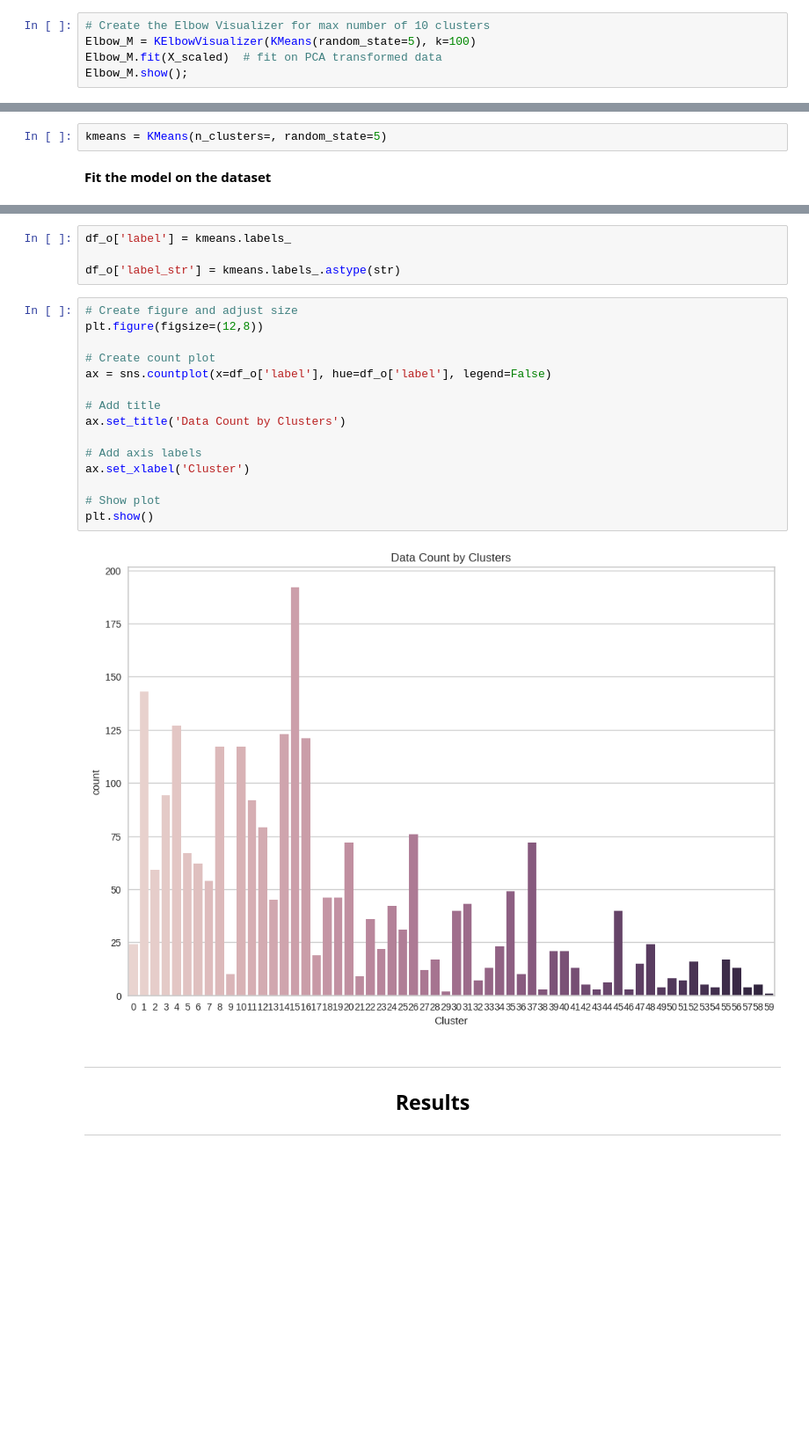
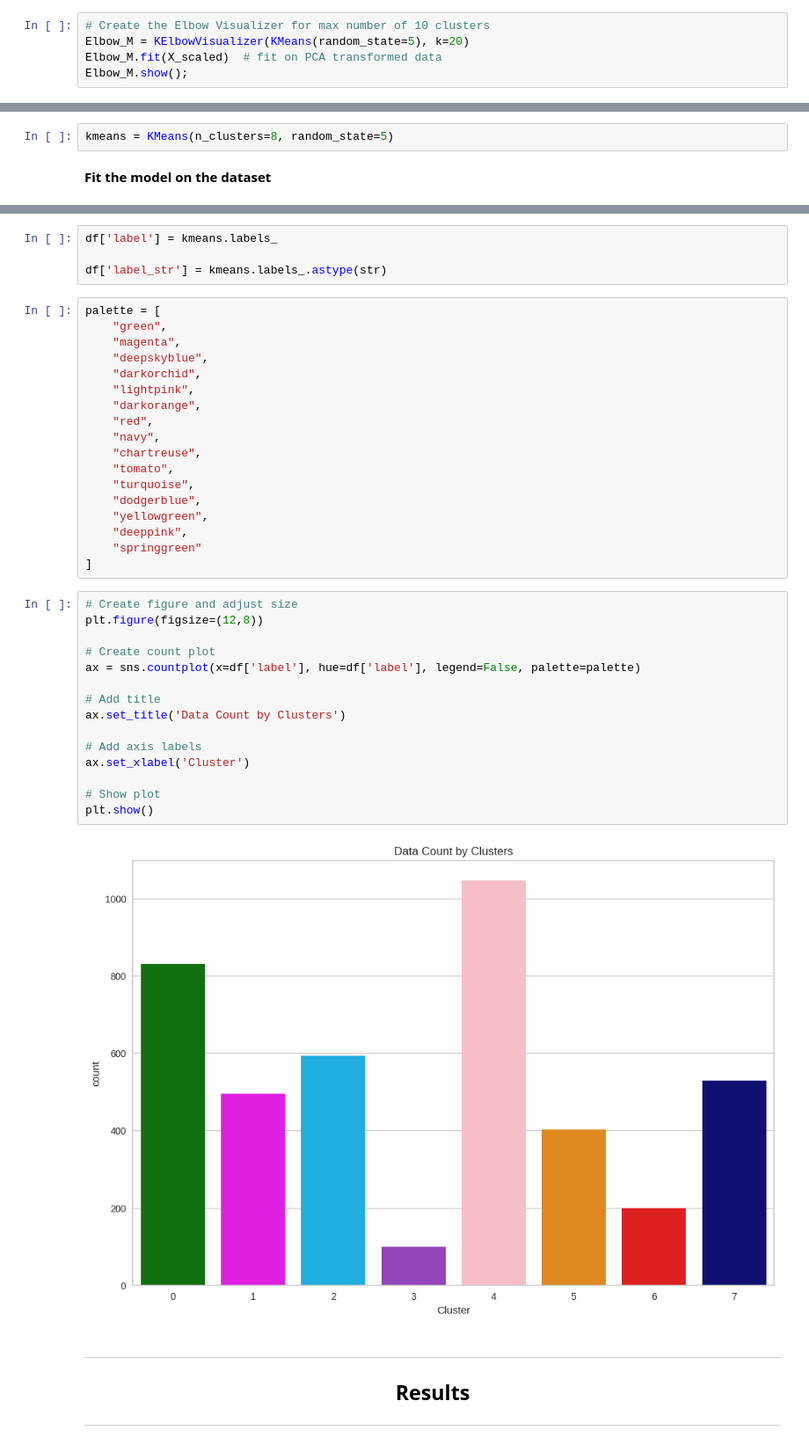
Before and after one commit to ABF-QC/Module3_Project2_solo, a Jupyter notebook: notebook/Clustering.ipynb, the cells around one changed output, grey strips where cells are left out. Shown at 88% size. Saved outputs shown, nothing was run; the diff lists cells and outputs as text; blank space fills up the shorter version.

Commit message:
Clustering

```diff
--- a/notebook/Clustering.ipynb
+++ b/notebook/Clustering.ipynb
@@ -102,6 +129,6 @@ plt.show()
 # %%
 # Create the Elbow Visualizer for max number of 10 clusters
-Elbow_M = KElbowVisualizer(KMeans(random_state=5), k=100)
+Elbow_M = KElbowVisualizer(KMeans(random_state=5), k=20)
 Elbow_M.fit(X_scaled)  # fit on PCA transformed data
 Elbow_M.show();
 # %% [output]
@@ -124,7 +151,7 @@ Elbow_M.show();
 # %% [markdown]
 **Create intance of model**
 # %%
-kmeans = KMeans(n_clusters=, random_state=5)
+kmeans = KMeans(n_clusters=8, random_state=5)
 # %% [markdown]
 **Fit the model on the dataset**
 # %%
@@ -169,24 +168,42 @@ plt.show()
 # %%
-df_o['label'] = kmeans.labels_
+df['label'] = kmeans.labels_
 
-df_o['label_str'] = kmeans.labels_.astype(str)
+df['label_str'] = kmeans.labels_.astype(str)
+# %%
+palette = [
+    "green",
+    "magenta",
+    "deepskyblue",
+    "darkorchid",
+    "lightpink",
+    "darkorange",
+    "red",
+    "navy",
+    "chartreuse",
+    "tomato",
+    "turquoise",
+    "dodgerblue",
+    "yellowgreen",
+    "deeppink",
+    "springgreen"
+]
 # %%
 # Create figure and adjust size
 plt.figure(figsize=(12,8))
 
 # Create count plot
-ax = sns.countplot(x=df_o['label'], hue=df_o['label'], legend=False)
+ax = sns.countplot(x=df['label'], hue=df['label'], legend=False, palette=palette)
 
 # Add title
 ax.set_title('Data Count by Clusters')
 
 # Add axis labels
 ax.set_xlabel('Cluster')
 
 # Show plot
 plt.show()
 # %% [output]
-[figure, old version]
+[figure, new version]
 # %% [markdown]
 ---
 
```
Also changed, not shown: parts of 54 cells of this notebook.
